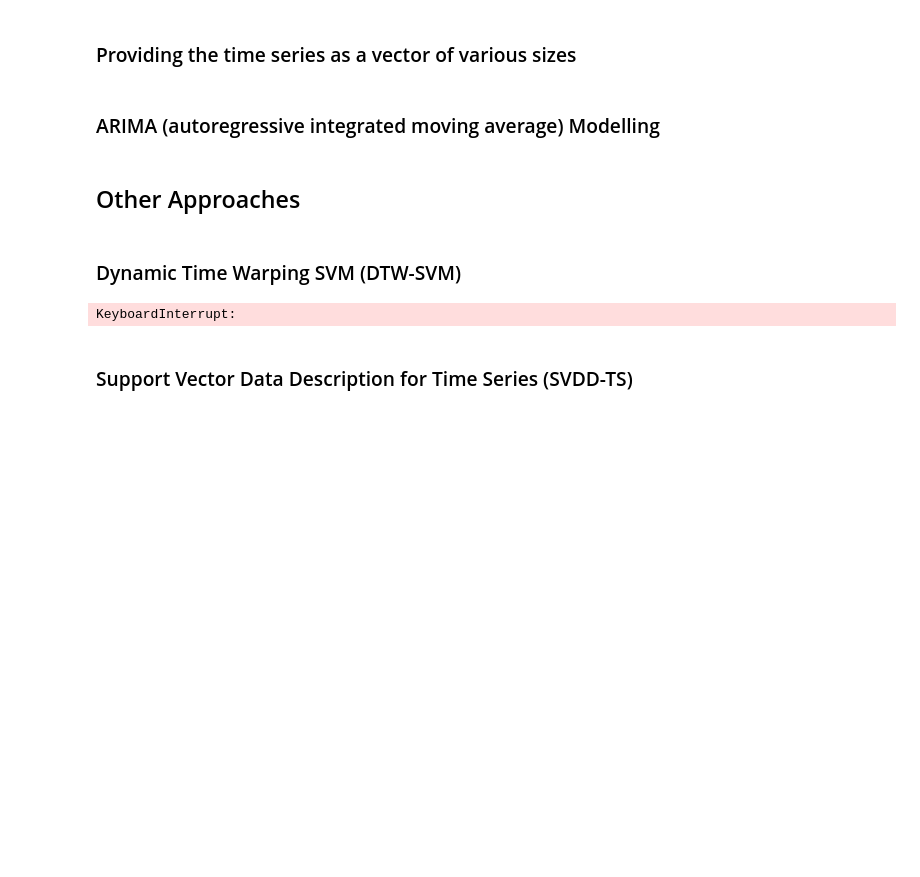
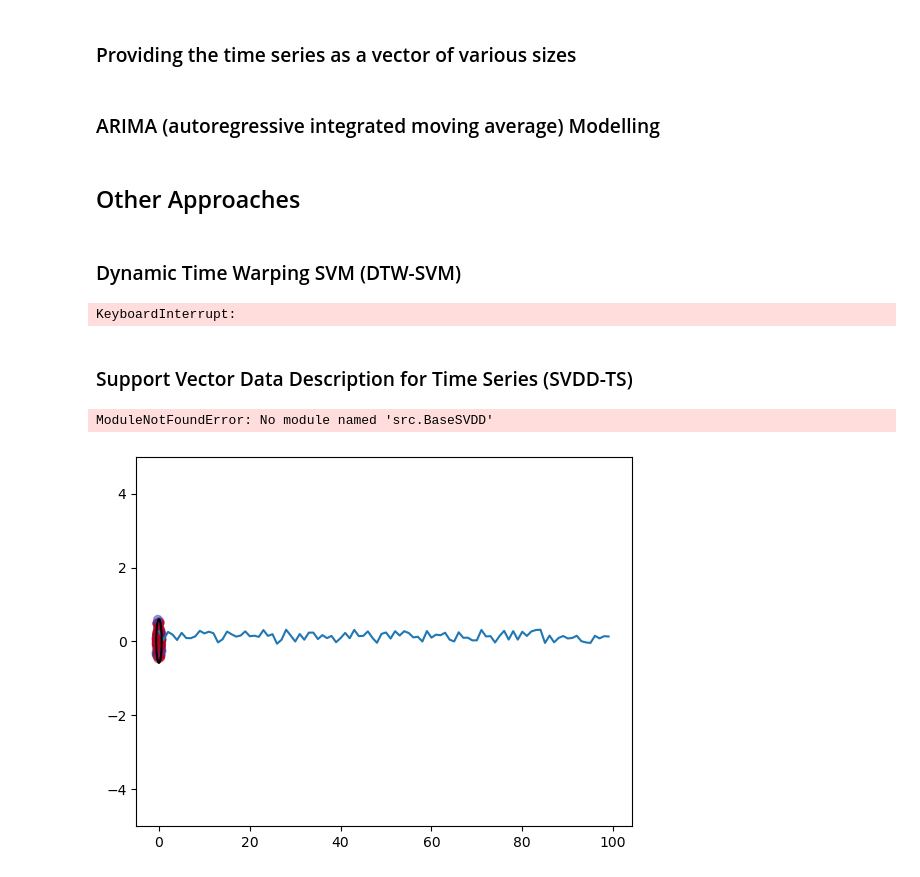
Before and after one commit to vsg-vsg/Time-Series-Data-Dimension-Reduction, a Jupyter notebook: ECG5000-2.ipynb, the cells around one changed output. Cells and saved outputs as stored; diff of their text form; code cells hidden in the pictures; blank space fills up the shorter version.

```diff
--- a/ECG5000-2.ipynb
+++ b/ECG5000-2.ipynb
@@ -528,2 +535,67 @@ y_pred = svm_clf.predict(X_test_dtw)
 # %% [markdown]
 ### Support Vector Data Description for Time Series (SVDD-TS)
+# %%
+import sys
+sys.path.append("..")
+
+from src.BaseSVDD import BaseSVDD
+from sklearn.decomposition import KernelPCA
+
+
+# number of the dimensionality
+kpca = KernelPCA(n_components=2, kernel="rbf", gamma=0.1, fit_inverse_transform=True)
+X_kpca = kpca.fit_transform(X_train)
+
+# fit the SVDD model
+svdd = BaseSVDD(C=0.9, gamma=10, kernel='rbf', display='on')
+
+# fit and predict
+svdd.fit(X_kpca,  y_train)
+y_test_predict = svdd.predict(X_kpca, y)
+
+# plot the distance curve
+radius = svdd.radius
+distance = svdd.get_distance(X_kpca)
+svdd.plot_distance(radius, distance)
+
+# plot the boundary
+svdd.plot_boundary(X_kpca,  y)
+# %% [output]
+ModuleNotFoundError: No module named 'src.BaseSVDD'
+# %%
+import numpy as np
+from sklearn.decomposition import KernelPCA
+from sklearn.svm import OneClassSVM
+
+
+# create 100 points with 5 dimensions
+X = np.r_[np.random.randn(50, 5) + 1, np.random.randn(50, 5)]
+y = np.append(np.ones((50, 1), dtype=np.int64),
+              -np.ones((50, 1), dtype=np.int64),
+              axis=0)
+
+# number of the dimensionality
+kpca = KernelPCA(n_components=2, kernel="rbf", gamma=0.1, fit_inverse_transform=True)
+X_kpca = kpca.fit_transform(X)
+
+# fit the OneClassSVM model
+svm = OneClassSVM(nu=0.1, kernel='rbf', gamma=0.1)
+
+# fit and predict
+svm.fit(X_kpca)
+y_test_predict = svm.predict(X_kpca)
+
+# plot the distance curve
+radius = np.sqrt(-svm.intercept_ / svm.nu)
+distance = svm.decision_function(X_kpca)
+plt.plot(distance)
+
+# plot the boundary
+plt.scatter(X_kpca[:, 0], X_kpca[:, 1], c=y_test_predict, cmap='coolwarm', alpha=0.5)
+xx, yy = np.meshgrid(np.linspace(-5, 5, 500), np.linspace(-5, 5, 500))
+Z = svm.decision_function(np.c_[xx.ravel(), yy.ravel()])
+Z = Z.reshape(xx.shape)
+plt.contour(xx, yy, Z, levels=[-radius, 0, radius], colors='k', linestyles=['--', '-', '--'])
+plt.show()
+# %% [output]
+[figure, added]
```
Also changed, not shown: parts of 25 cells of this notebook, 3 other files.
